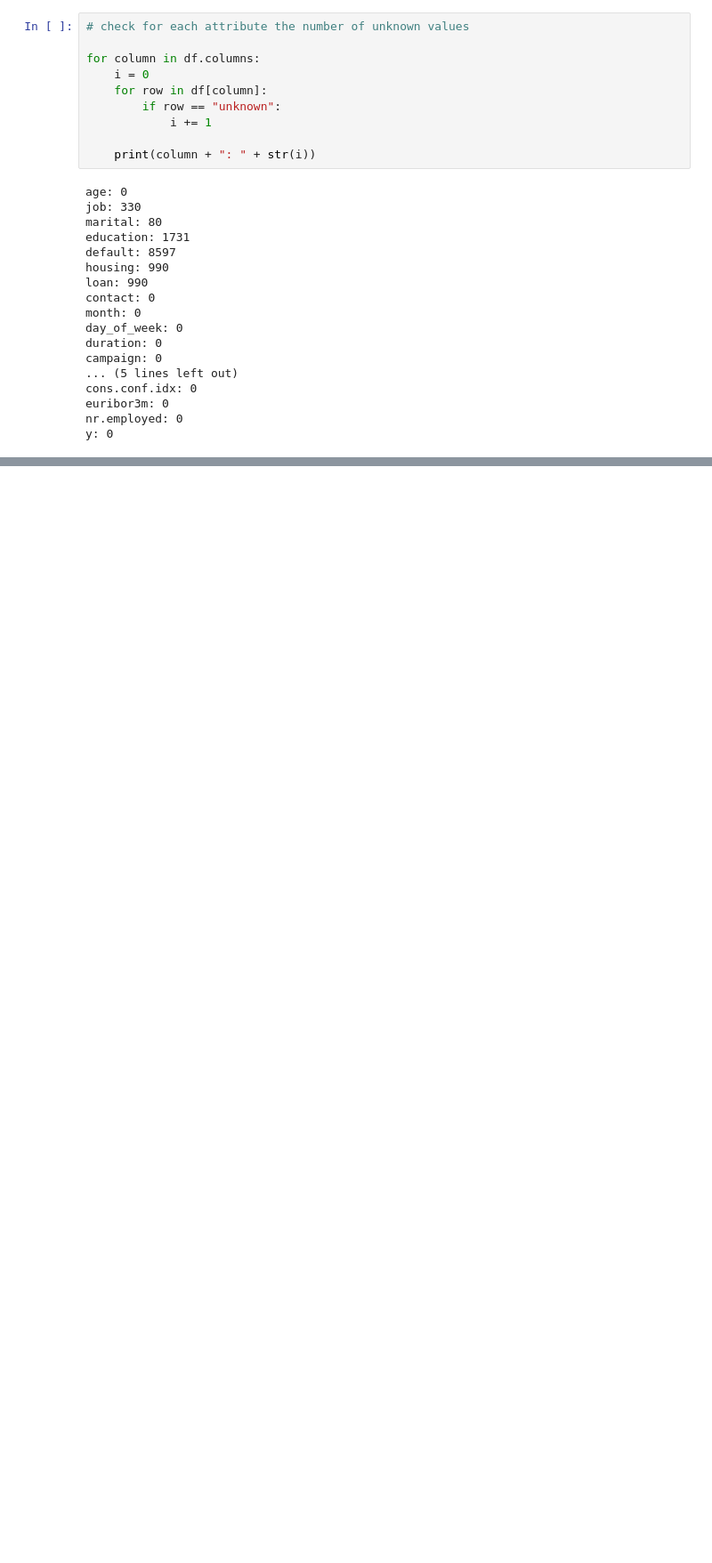
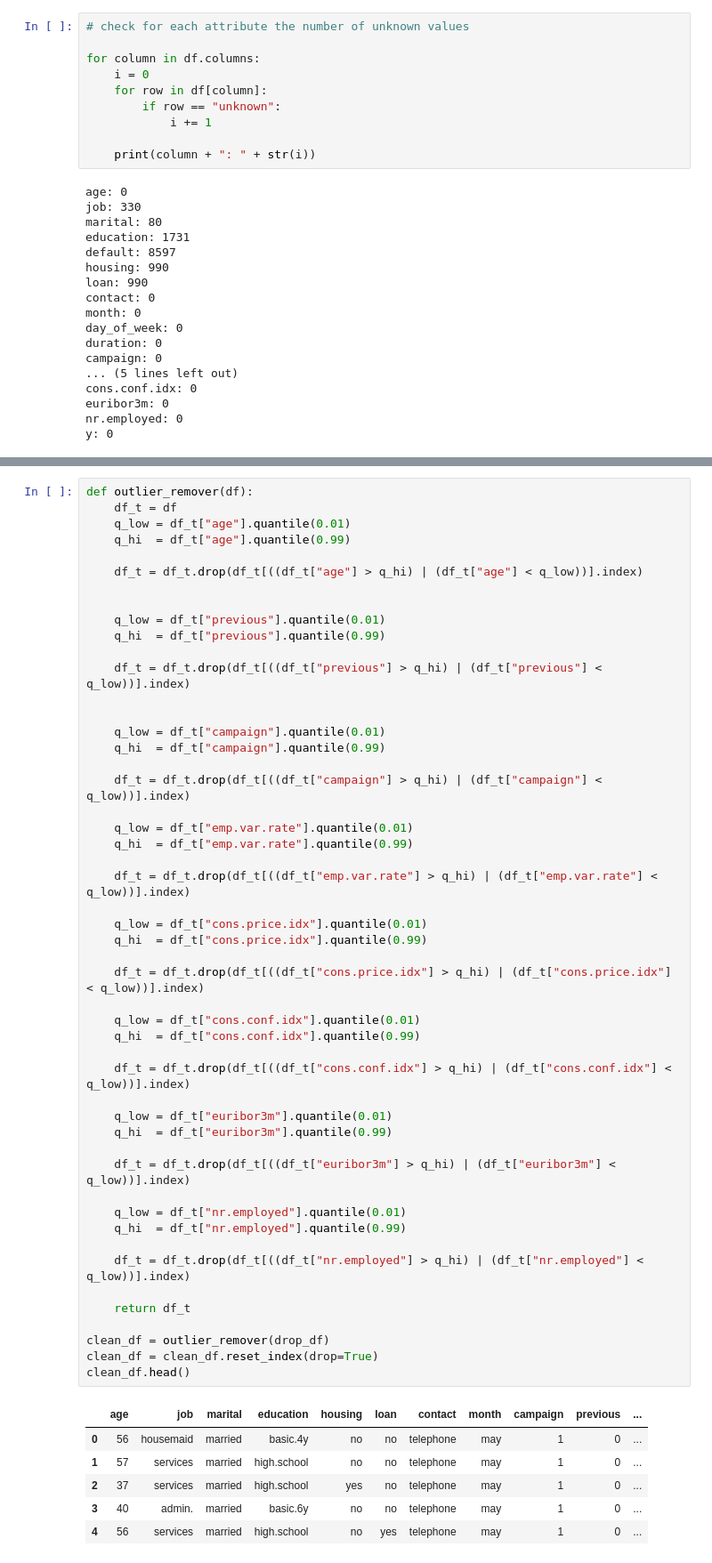
Before and after one commit to dadodimauro/MML-bank-marketing, a Jupyter notebook: bank-marketing/main.ipynb, the cells around one changed output, grey strips where cells are left out. Shown at 89% size. Drawn from its saved outputs; the diff is of its cells as text; blank space fills up the shorter version.

```diff
--- a/bank-marketing/main.ipynb
+++ b/bank-marketing/main.ipynb
@@ -122,0 +214,57 @@ plt.show()
+# %%
+def outlier_remover(df):
+    df_t = df
+    q_low = df_t["age"].quantile(0.01)
+    q_hi  = df_t["age"].quantile(0.99)
+
+    df_t = df_t.drop(df_t[((df_t["age"] > q_hi) | (df_t["age"] < q_low))].index)
+
+
+    q_low = df_t["previous"].quantile(0.01)
+    q_hi  = df_t["previous"].quantile(0.99)
+
+    df_t = df_t.drop(df_t[((df_t["previous"] > q_hi) | (df_t["previous"] < q_low))].index)
+
+
+    q_low = df_t["campaign"].quantile(0.01)
+    q_hi  = df_t["campaign"].quantile(0.99)
+
+    df_t = df_t.drop(df_t[((df_t["campaign"] > q_hi) | (df_t["campaign"] < q_low))].index)
+
+    q_low = df_t["emp.var.rate"].quantile(0.01)
+    q_hi  = df_t["emp.var.rate"].quantile(0.99)
+
+    df_t = df_t.drop(df_t[((df_t["emp.var.rate"] > q_hi) | (df_t["emp.var.rate"] < q_low))].index)
+
+    q_low = df_t["cons.price.idx"].quantile(0.01)
+    q_hi  = df_t["cons.price.idx"].quantile(0.99)
+
+    df_t = df_t.drop(df_t[((df_t["cons.price.idx"] > q_hi) | (df_t["cons.price.idx"] < q_low))].index)
+
+    q_low = df_t["cons.conf.idx"].quantile(0.01)
+    q_hi  = df_t["cons.conf.idx"].quantile(0.99)
+
+    df_t = df_t.drop(df_t[((df_t["cons.conf.idx"] > q_hi) | (df_t["cons.conf.idx"] < q_low))].index)
+
+    q_low = df_t["euribor3m"].quantile(0.01)
+    q_hi  = df_t["euribor3m"].quantile(0.99)
+
+    df_t = df_t.drop(df_t[((df_t["euribor3m"] > q_hi) | (df_t["euribor3m"] < q_low))].index)
+
+    q_low = df_t["nr.employed"].quantile(0.01)
+    q_hi  = df_t["nr.employed"].quantile(0.99)
+
+    df_t = df_t.drop(df_t[((df_t["nr.employed"] > q_hi) | (df_t["nr.employed"] < q_low))].index)
+
+    return df_t
+
+clean_df = outlier_remover(drop_df)
+clean_df = clean_df.reset_index(drop=True)
+clean_df.head()
+# %% [output]
+|  | age | job | marital | education | housing | loan | contact | month | campaign | previous | ... |
+| 0 | 56 | housemaid | married | basic.4y | no | no | telephone | may | 1 | 0 | ... |
+| 1 | 57 | services | married | high.school | no | no | telephone | may | 1 | 0 | ... |
+| 2 | 37 | services | married | high.school | yes | no | telephone | may | 1 | 0 | ... |
+| 3 | 40 | admin. | married | basic.6y | no | no | telephone | may | 1 | 0 | ... |
+| 4 | 56 | services | married | high.school | no | yes | telephone | may | 1 | 0 | ... |
```
Also changed, not shown: parts of 19 cells of this notebook.
